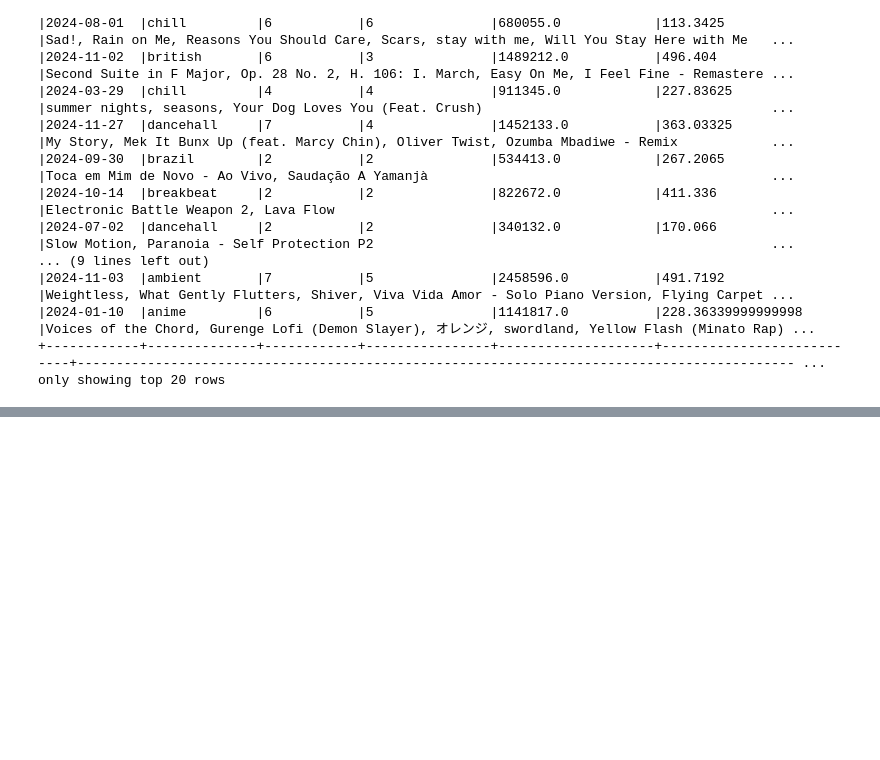
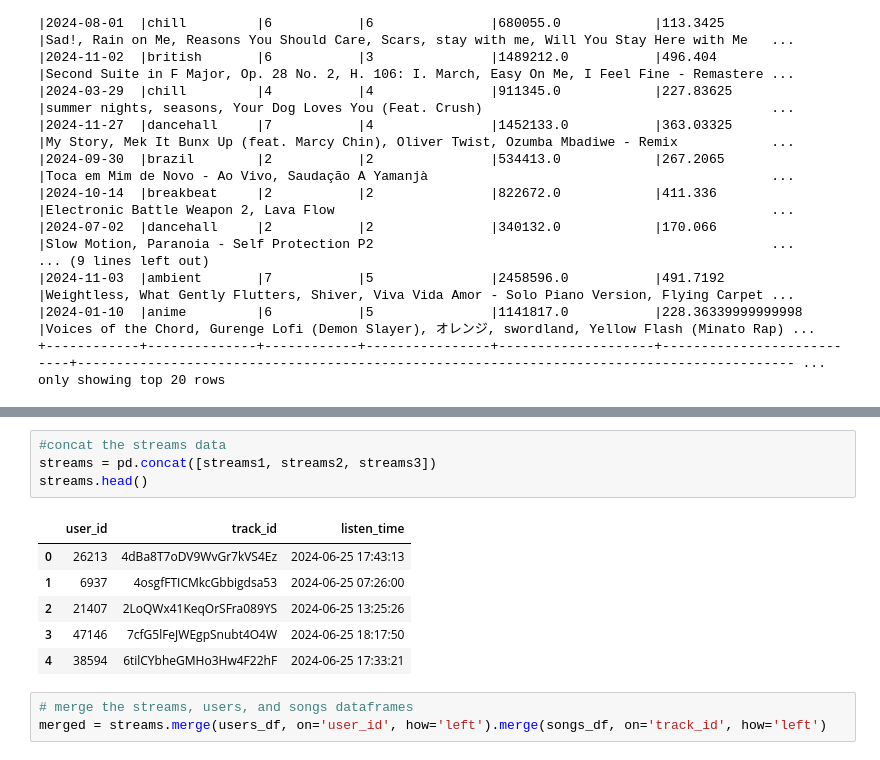
Before and after one commit to Amoako419/Airflow_ETL_with_AWS_Glue, a Jupyter notebook: notebooks/eda.ipynb, the cells around one changed output, grey strips where cells are left out. Saved outputs shown, nothing was run; the diff lists cells and outputs as text; blank space fills up the shorter version.

```diff
--- a/notebooks/eda.ipynb
+++ b/notebooks/eda.ipynb
@@ -500,0 +510,14 @@ only showing top 20 rows
+# %%
+#concat the streams data
+streams = pd.concat([streams1, streams2, streams3])
+streams.head()
+# %% [output]
+|  | user_id | track_id | listen_time |
+| 0 | 26213 | 4dBa8T7oDV9WvGr7kVS4Ez | 2024-06-25 17:43:13 |
+| 1 | 6937 | 4osgfFTICMkcGbbigdsa53 | 2024-06-25 07:26:00 |
+| 2 | 21407 | 2LoQWx41KeqOrSFra089YS | 2024-06-25 13:25:26 |
+| 3 | 47146 | 7cfG5lFeJWEgpSnubt4O4W | 2024-06-25 18:17:50 |
+| 4 | 38594 | 6tilCYbheGMHo3Hw4F22hF | 2024-06-25 17:33:21 |
+# %%
+# merge the streams, users, and songs dataframes
+merged = streams.merge(users_df, on='user_id', how='left').merge(songs_df, on='track_id', how='left')
```
Also changed, not shown: parts of 5 cells of this notebook, 3 other files.
